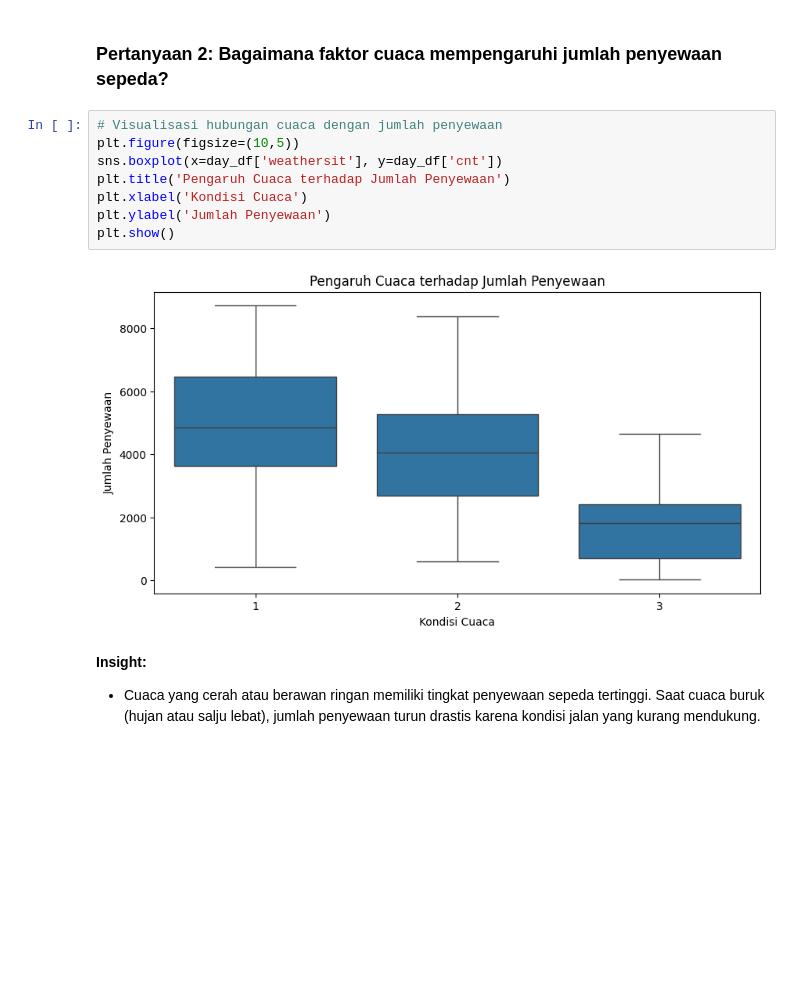
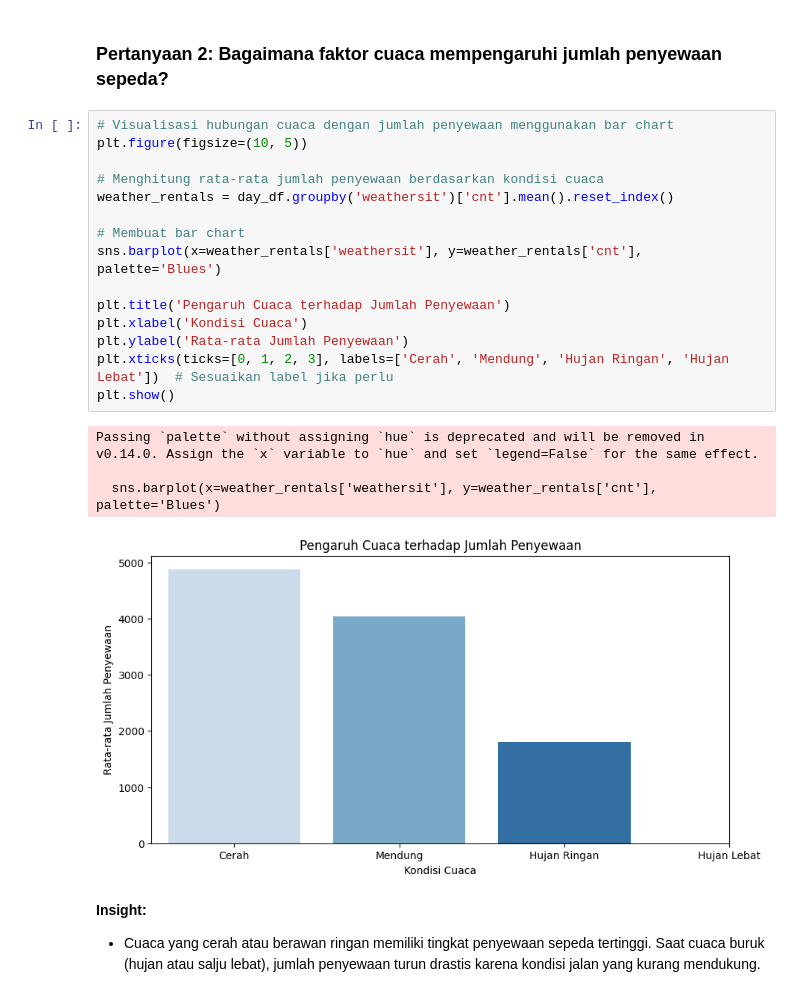
Before and after one commit to habbazettt/submission_analysis_dicoding, a Jupyter notebook: Proyek_Analisis_Data.ipynb, the cells around one changed output. Cells and saved outputs as stored; diff of their text form; blank space fills up the shorter version.

Commit message:
change notebook charts

```diff
--- a/Proyek_Analisis_Data.ipynb
+++ b/Proyek_Analisis_Data.ipynb
@@ -296,15 +289,25 @@ plt.show()
 # %% [markdown]
 ### Pertanyaan 2: Bagaimana faktor cuaca mempengaruhi jumlah penyewaan sepeda?
 # %%
-# Visualisasi hubungan cuaca dengan jumlah penyewaan
-plt.figure(figsize=(10,5))
-sns.boxplot(x=day_df['weathersit'], y=day_df['cnt'])
+# Visualisasi hubungan cuaca dengan jumlah penyewaan menggunakan bar chart
+plt.figure(figsize=(10, 5))
+
+# Menghitung rata-rata jumlah penyewaan berdasarkan kondisi cuaca
+weather_rentals = day_df.groupby('weathersit')['cnt'].mean().reset_index()
+
+# Membuat bar chart
+sns.barplot(x=weather_rentals['weathersit'], y=weather_rentals['cnt'], palette='Blues')
+
 plt.title('Pengaruh Cuaca terhadap Jumlah Penyewaan')
 plt.xlabel('Kondisi Cuaca')
-plt.ylabel('Jumlah Penyewaan')
+plt.ylabel('Rata-rata Jumlah Penyewaan')
+plt.xticks(ticks=[0, 1, 2, 3], labels=['Cerah', 'Mendung', 'Hujan Ringan', 'Hujan Lebat'])  # Sesuaikan label jika perlu
 plt.show()
 # %% [output]
+Passing `palette` without assigning `hue` is deprecated and will be removed in v0.14.0. Assign the `x` variable to `hue` and set `legend=False` for the same effect.
+
+  sns.barplot(x=weather_rentals['weathersit'], y=weather_rentals['cnt'], palette='Blues')
-[figure, old version]
+[figure, new version]
 # %% [markdown]
 **Insight:**
 - Cuaca yang cerah atau berawan ringan memiliki tingkat penyewaan sepeda tertinggi. Saat cuaca buruk (hujan atau salju lebat), jumlah penyewaan turun drastis karena kondisi jalan yang kurang mendukung.
```
Also changed, not shown: parts of 5 cells of this notebook, 2 other files.
